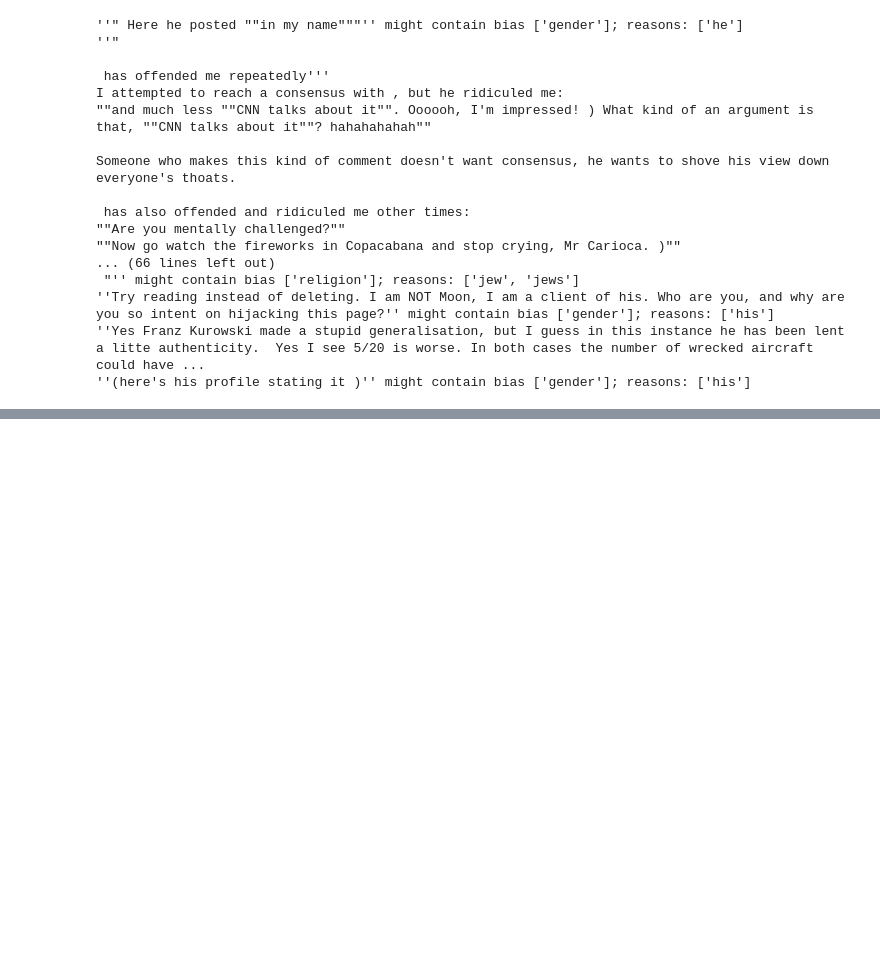
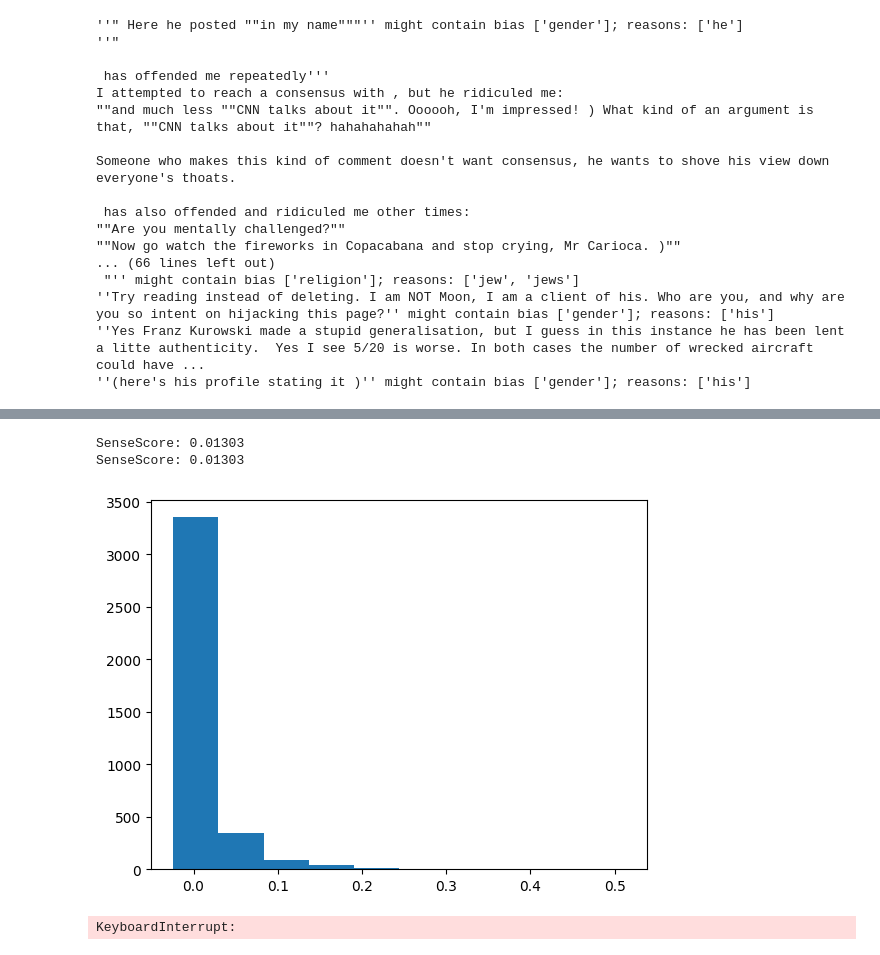
Before and after one commit to biaslyze-dev/biaslyze, a Jupyter notebook: notebooks/test-0.0.1-toxic-comments.ipynb, the cells around one changed output, grey strips where cells are left out. Cells and saved outputs as stored; diff of their text form; code cells hidden in the pictures; blank space fills up the shorter version.

```diff
--- a/notebooks/test-0.0.1-toxic-comments.ipynb
+++ b/notebooks/test-0.0.1-toxic-comments.ipynb
@@ -363,0 +372,2 @@ show(dashboard)
+# %%
+key_detect = KeywordConceptDetector()
@@ -363,0 +452,20 @@ show(dashboard)
+# %%
+bias_keyword = "father"
+
+original_scores, predicted_scores = calculate_sense_score(bias_keyword)
+print(f"SenseScore: {np.mean(np.array(original_scores) - np.array(predicted_scores)):.5}")
+
+plt.hist(np.array(original_scores) - np.array(predicted_scores));
+# %% [output]
+SenseScore: 0.01303
+SenseScore: 0.01303
+[figure, added]
+# %%
+score_dict = dict()
+
+for keyword in CONCEPTS[concept]:
+    original_scores, predicted_scores = calculate_sense_score(bias_keyword=keyword)
+    score = np.mean(np.array(original_scores) - np.array(predicted_scores))
+    score_dict[keyword] = score
+# %% [output]
+KeyboardInterrupt:
```
Also changed, not shown: parts of 13 cells of this notebook, 1 other file.
